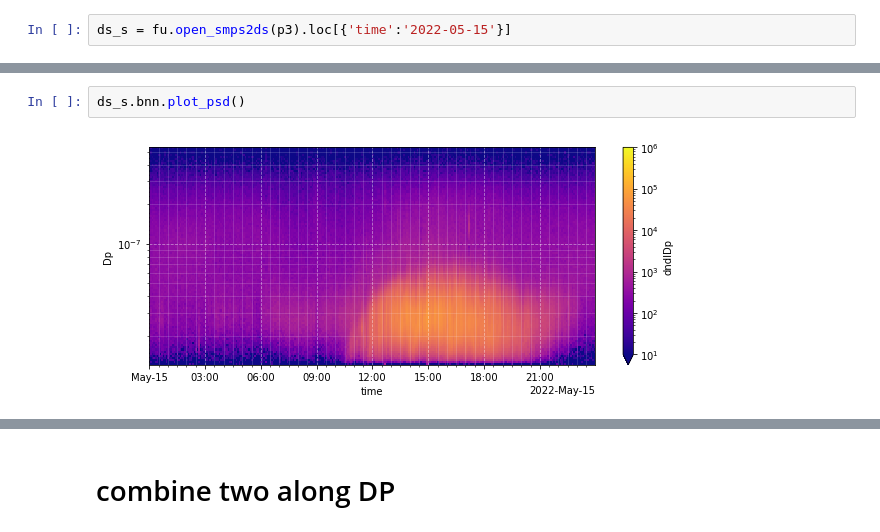
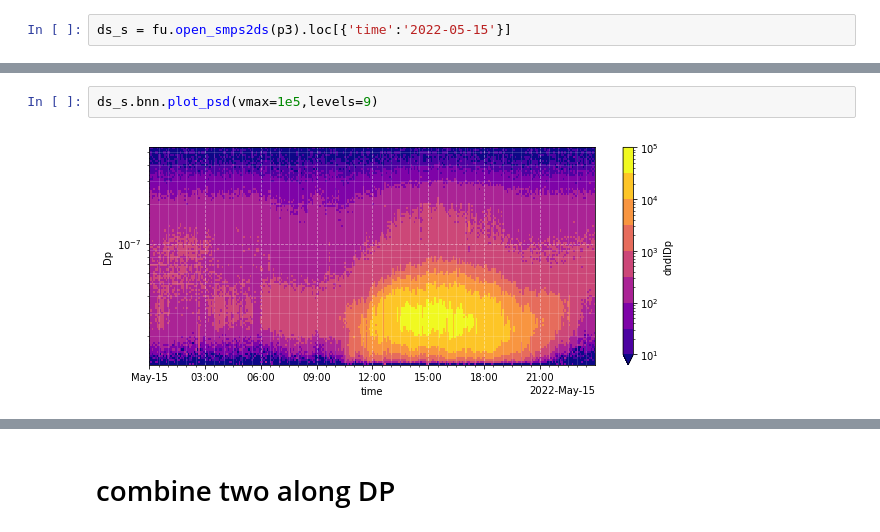
Before and after one commit to daliagachc/bnn-tools-repo, a Jupyter notebook: nbs/z020_cs_condensation_sink.ipynb, the cells around one changed output, grey strips where cells are left out. Drawn from its saved outputs; the diff is of its cells as text.

```diff
--- a/nbs/z020_cs_condensation_sink.ipynb
+++ b/nbs/z020_cs_condensation_sink.ipynb
@@ -165,4 +167,4 @@ ds_s = fu.open_smps2ds(p3).loc[{'time':'2022-05-15'}]
 # %%
-ds_s.bnn.plot_psd()
+ds_s.bnn.plot_psd(vmax=1e5,levels=9)
 # %% [output]
-[figure, old version]
+[figure, new version]
```
Also changed, not shown: parts of 9 cells of this notebook, 5 other files.
